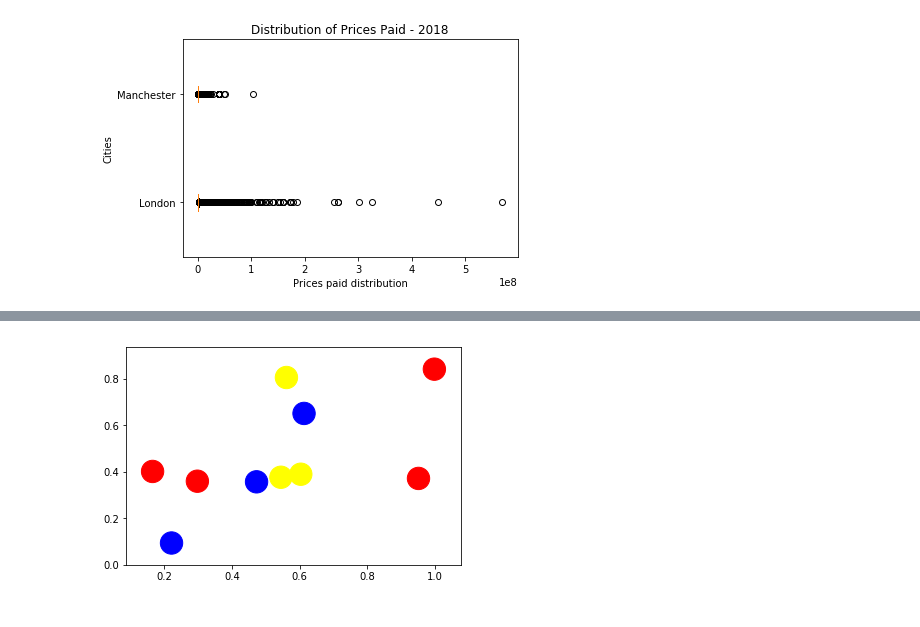
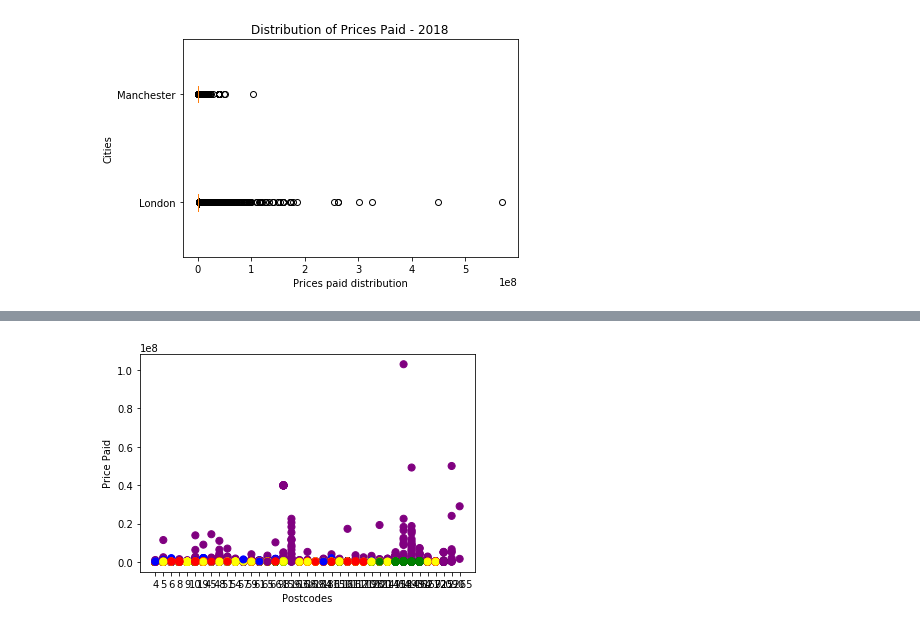
Before and after one commit to dudikbender/springboard, a Jupyter notebook: UK_prices_paid_analysis.ipynb, the cells around one changed output, grey strips where cells are left out. Cells and saved outputs as stored; diff of their text form; code cells hidden in the pictures.

Commit message:
converted postcodes into unique numerical values | still need to debug why it is coming up as Object | added real data to scatter plot

```diff
--- a/UK_prices_paid_analysis.ipynb
+++ b/UK_prices_paid_analysis.ipynb
@@ -128,12 +121,17 @@ plt.show()
 
 ## Create new column that trims the postcodes into generalized postcodes (remove last 3 charaacters)
 df['trim_postcode'] = [str(x)[:-4] for x in df.postcode.tolist()]
-df['trim_postcode'].shape
 
-# Create a separate DataFrame for only unique generalized postcodes
-unique_postcodes = pd.DataFrame(df.trim_postcode.unique(), columns = ['trim_postcode']).reset_index()
-df['prep_postcodes'] = [unique_postcodes['trim_postcode'][x] for x in df.trim_postcode]
-df['prep_postcodes'].head()
-#unique_postcodes.head()
-#df['prep_postcodes']
+# Create a new dictionary of only unique generalized postcodes
+p = df.trim_postcode.unique()
+unique_postcodes = dict(np.ndenumerate(p))
+# Flip the keys and values to get a numerical value for each unique generalized postcode
+unique_postcodes = {y:x for x,y in unique_postcodes.items()}
+
+# Assign the unique number of postcode to each instance (or row) in DataFrame
+df['prep_postcode'] = [unique_postcodes[x] for x in df.trim_postcode]
+# Then trim the values of non-numerical characters
+df['prep_postcode'] = [str(x)[1:-2] for x in df['prep_postcode']]
+# To convert it to an integer for use in the model
+df['prep_postcode'].astype(int)
 # %% [output]
@@ -176,21 +181,31 @@ Name: new_build, dtype: object
 # %%
+# City for graph
+city = 'Manchester'
+
 # random number representing size
-x1 = np.random.random(10)
+x1 = df[df['town_city'] == city.upper()].prep_postcode
 
 # generate random array of property types
-property_types = ['condo', 'house', 'commercial']
-x2 = np.random.choice(property_types,10)
+x2 = df[df['town_city'] == city.upper()].property_type
 
 # random number representing price
-y = np.random.random(10)
+y = df[df['town_city'] == city.upper()].price
 
 # create mapping from property type to matplot colour
-property_type_colour_map = {'condo':'red','house':'blue','commercial':'yellow'}
+property_type_colour_map = {'D' : 'blue',
+                            'S' : 'red',
+                            'T' : 'yellow',
+                            'F' : 'green',
+                            'O' : 'purple'}
 
 # create array of colours from list comprehension
 colour_array = [property_type_colour_map[i] for i in x2]
 
-plt.scatter(x1, y, c=colour_array, s=500)
+plt.scatter(x1, y, c=colour_array, s=50)
+plt.xticks()
+plt.yticks()
+plt.xlabel('Postcodes')
+plt.ylabel('Price Paid')
 plt.show()
 # %% [output]
-[figure, old version]
+[figure, new version]
```
Also changed, not shown: parts of 6 cells of this notebook.
